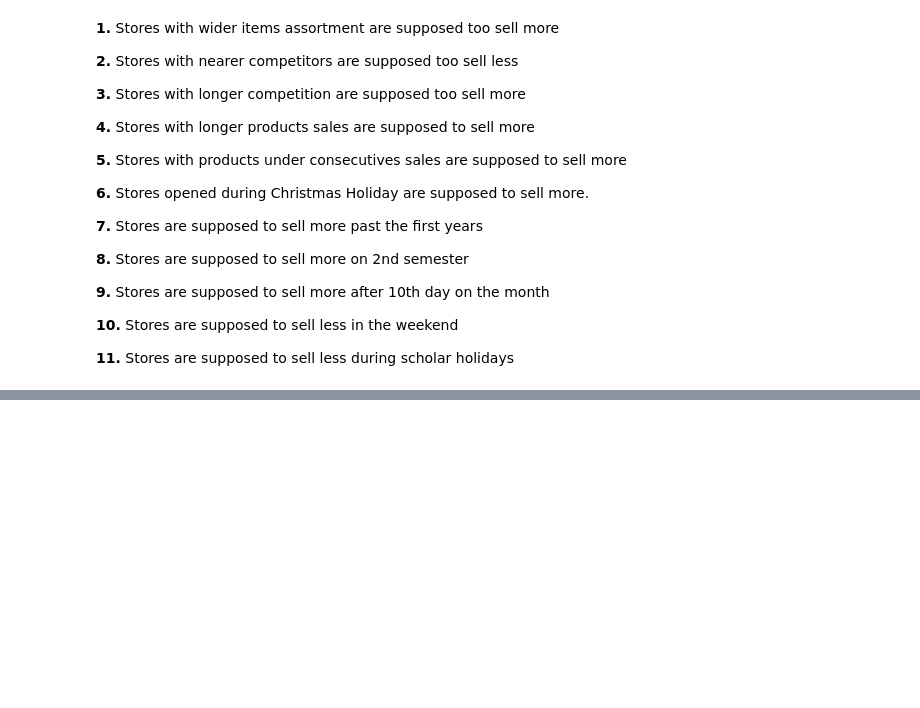
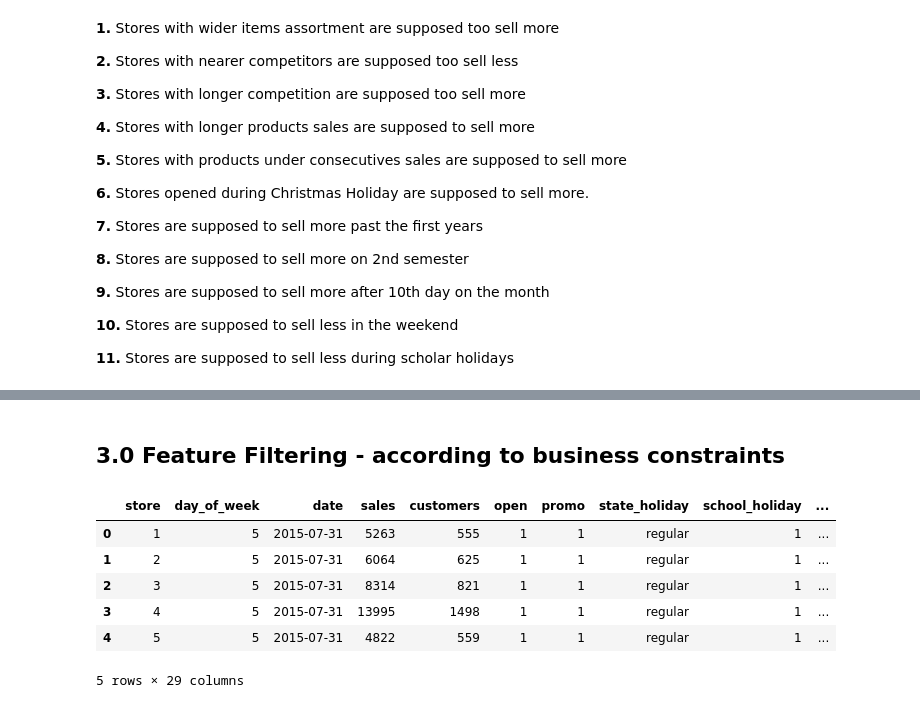
Before and after one commit to marcosbertochi/rossmann_sales_prediction, a Jupyter notebook: Rossmann_store_sales_prediction.ipynb, the cells around one changed output, grey strips where cells are left out. Cells and saved outputs as stored; diff of their text form; code cells hidden in the pictures; blank space fills up the shorter version.

```diff
--- a/Rossmann_store_sales_prediction.ipynb
+++ b/Rossmann_store_sales_prediction.ipynb
@@ -458,0 +468,4 @@ df2.head()
+# %%
+#competition_since
+df2['competition_since'] = df2.apply(lambda x: datetime.datetime(year= x['competition_open_since_year'], month= x['competition_open_since_month'], day=1), axis=1)
+df2['competition_time_month'] = ((df2['date'] - df2['competition_since'])/30).apply(lambda x: x.days).astype('int64')
@@ -458,0 +485,13 @@ df2.head()
+# %% [markdown]
+## 3.0 Feature Filtering - according to business constraints
+# %%
+df3 = df2.copy()
+df3.head()
+# %% [output]
+|  | store | day_of_week | date | sales | customers | open | promo | state_holiday | school_holiday | ... |
+| 0 | 1 | 5 | 2015-07-31 | 5263 | 555 | 1 | 1 | regular | 1 | ... |
+| 1 | 2 | 5 | 2015-07-31 | 6064 | 625 | 1 | 1 | regular | 1 | ... |
+| 2 | 3 | 5 | 2015-07-31 | 8314 | 821 | 1 | 1 | regular | 1 | ... |
+| 3 | 4 | 5 | 2015-07-31 | 13995 | 1498 | 1 | 1 | regular | 1 | ... |
+| 4 | 5 | 5 | 2015-07-31 | 4822 | 559 | 1 | 1 | regular | 1 | ... |
+5 rows × 29 columns
```
Also changed, not shown: parts of 23 cells of this notebook.
